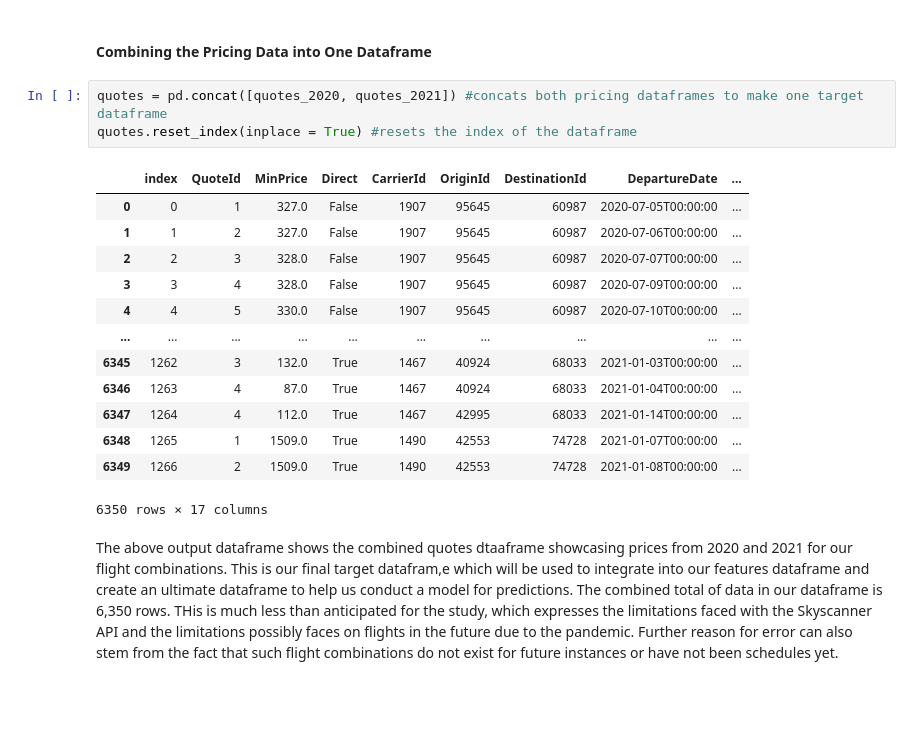
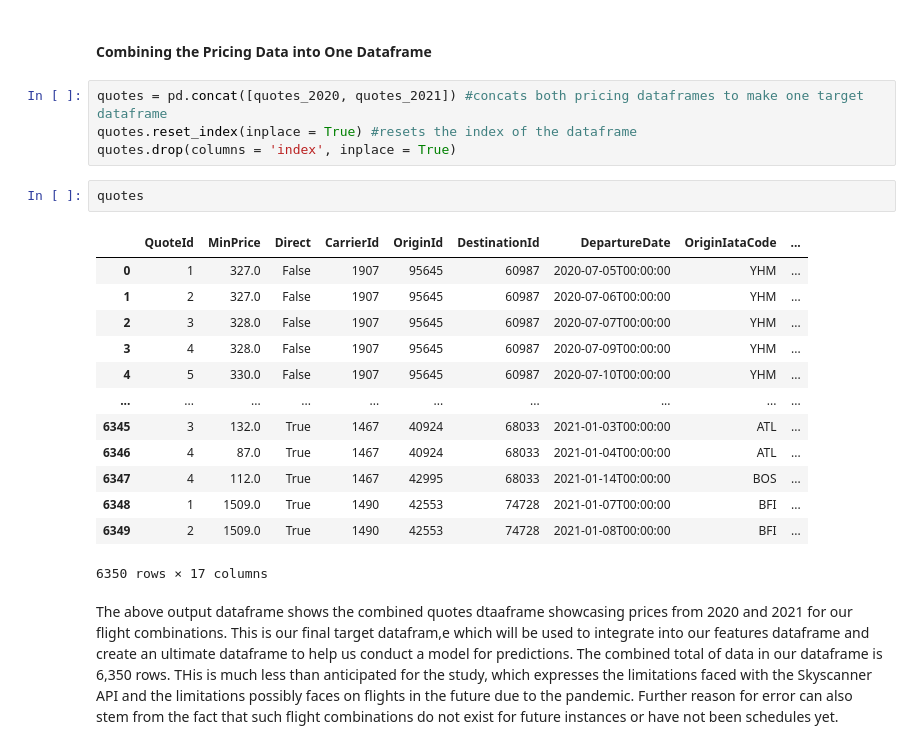
Before and after one commit to chriskuz/ga_capstone, a Jupyter notebook: code/project_notebook.ipynb, the cells around one changed output. Drawn from its saved outputs; the diff is of its cells as text; blank space fills up the shorter version.

Commit message:
Made the core dataframe necessary for modeling. Currently editing the Problem statement.

```diff
--- a/code/project_notebook.ipynb
+++ b/code/project_notebook.ipynb
@@ -1059,20 +1059,23 @@ From the above, we see the final output for the cleaning of the 2020 pricing dat
 # %%
 quotes = pd.concat([quotes_2020, quotes_2021]) #concats both pricing dataframes to make one target dataframe
 quotes.reset_index(inplace = True) #resets the index of the dataframe
+quotes.drop(columns = 'index', inplace = True)
-# %% [output]
-|  | index | QuoteId | MinPrice | Direct | CarrierId | OriginId | DestinationId | DepartureDate | ... |
-| 0 | 0 | 1 | 327.0 | False | 1907 | 95645 | 60987 | 2020-07-05T00:00:00 | ... |
-| 1 | 1 | 2 | 327.0 | False | 1907 | 95645 | 60987 | 2020-07-06T00:00:00 | ... |
-| 2 | 2 | 3 | 328.0 | False | 1907 | 95645 | 60987 | 2020-07-07T00:00:00 | ... |
-| 3 | 3 | 4 | 328.0 | False | 1907 | 95645 | 60987 | 2020-07-09T00:00:00 | ... |
-| 4 | 4 | 5 | 330.0 | False | 1907 | 95645 | 60987 | 2020-07-10T00:00:00 | ... |
-| ... | ... | ... | ... | ... | ... | ... | ... | ... | ... |
-| 6345 | 1262 | 3 | 132.0 | True | 1467 | 40924 | 68033 | 2021-01-03T00:00:00 | ... |
-| 6346 | 1263 | 4 | 87.0 | True | 1467 | 40924 | 68033 | 2021-01-04T00:00:00 | ... |
-| 6347 | 1264 | 4 | 112.0 | True | 1467 | 42995 | 68033 | 2021-01-14T00:00:00 | ... |
-| 6348 | 1265 | 1 | 1509.0 | True | 1490 | 42553 | 74728 | 2021-01-07T00:00:00 | ... |
-| 6349 | 1266 | 2 | 1509.0 | True | 1490 | 42553 | 74728 | 2021-01-08T00:00:00 | ... |
-6350 rows × 17 columns
+# %%
+quotes
+# %% [output]
+|  | QuoteId | MinPrice | Direct | CarrierId | OriginId | DestinationId | DepartureDate | OriginIataCode | ... |
+| 0 | 1 | 327.0 | False | 1907 | 95645 | 60987 | 2020-07-05T00:00:00 | YHM | ... |
+| 1 | 2 | 327.0 | False | 1907 | 95645 | 60987 | 2020-07-06T00:00:00 | YHM | ... |
+| 2 | 3 | 328.0 | False | 1907 | 95645 | 60987 | 2020-07-07T00:00:00 | YHM | ... |
+| 3 | 4 | 328.0 | False | 1907 | 95645 | 60987 | 2020-07-09T00:00:00 | YHM | ... |
+| 4 | 5 | 330.0 | False | 1907 | 95645 | 60987 | 2020-07-10T00:00:00 | YHM | ... |
+| ... | ... | ... | ... | ... | ... | ... | ... | ... | ... |
+| 6345 | 3 | 132.0 | True | 1467 | 40924 | 68033 | 2021-01-03T00:00:00 | ATL | ... |
+| 6346 | 4 | 87.0 | True | 1467 | 40924 | 68033 | 2021-01-04T00:00:00 | ATL | ... |
+| 6347 | 4 | 112.0 | True | 1467 | 42995 | 68033 | 2021-01-14T00:00:00 | BOS | ... |
+| 6348 | 1 | 1509.0 | True | 1490 | 42553 | 74728 | 2021-01-07T00:00:00 | BFI | ... |
+| 6349 | 2 | 1509.0 | True | 1490 | 42553 | 74728 | 2021-01-08T00:00:00 | BFI | ... |
+6350 rows × 17 columns
 # %% [markdown]
 The above output dataframe shows the combined quotes dtaaframe showcasing prices from 2020 and 2021 for our flight combinations. This is our final target datafram,e which will be used to integrate into our features dataframe and create an ultimate dataframe to help us conduct a model for predictions. The combined total of data in our dataframe is 6,350 rows. THis is much less than anticipated for the study, which expresses the limitations faced with the Skyscanner API and the limitations possibly faces on flights in the future due to the pandemic. Further reason for error can also stem from the fact that such flight combinations do not exist for future instances or have not been schedules yet.
 # %% [markdown]
```
Also changed, not shown: parts of 12 cells of this notebook.
